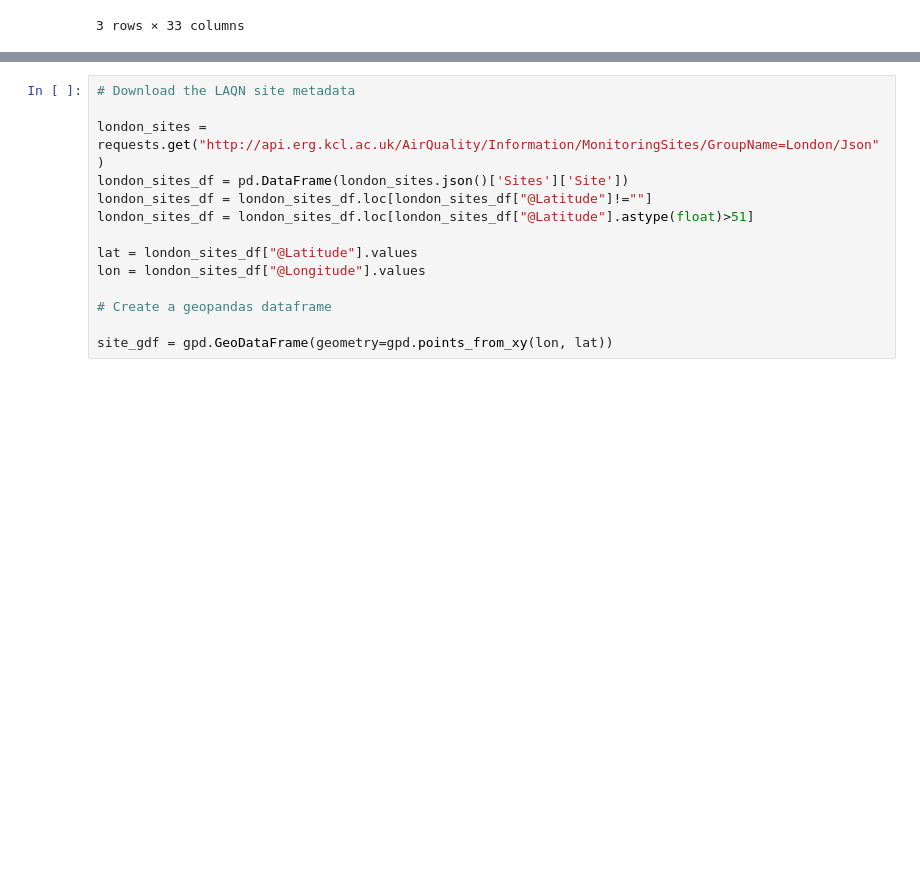
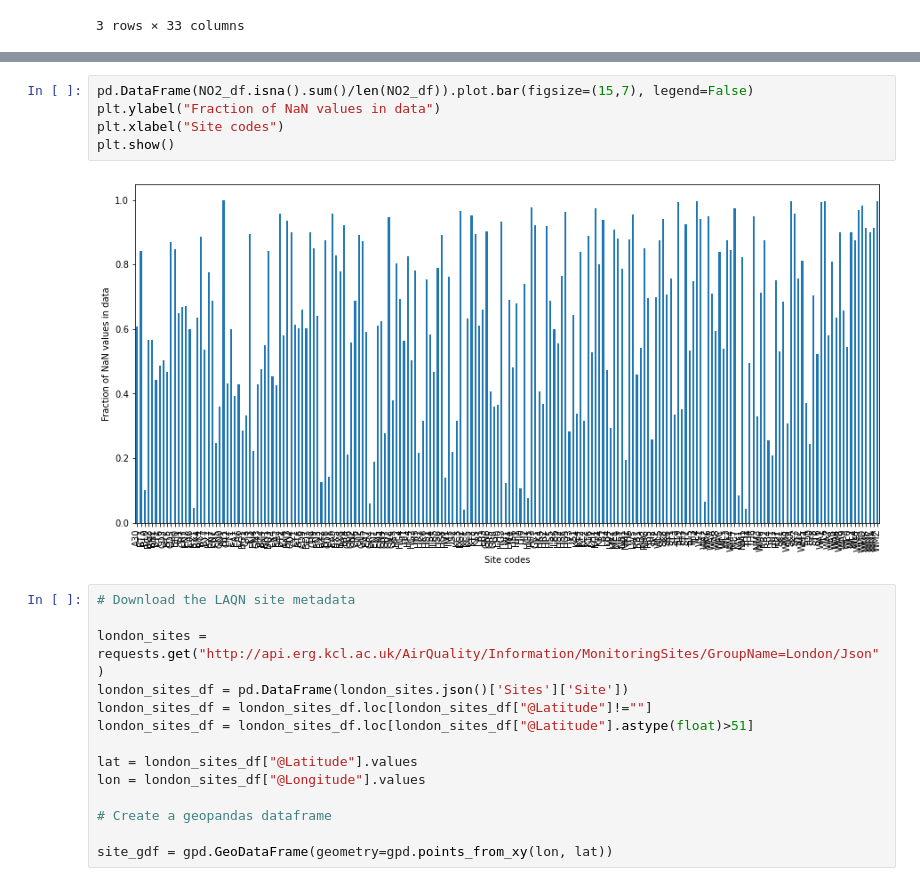
Before and after one commit to michellewl/AQmortality, a Jupyter notebook: mortality_model/borough_analysis.ipynb, the cells around one changed output, grey strips where cells are left out. Saved outputs shown, nothing was run; the diff lists cells and outputs as text; blank space fills up the shorter version.

```diff
--- a/mortality_model/borough_analysis.ipynb
+++ b/mortality_model/borough_analysis.ipynb
@@ -64,3 +52,10 @@ income_df.head(3)
+# %%
+pd.DataFrame(NO2_df.isna().sum()/len(NO2_df)).plot.bar(figsize=(15,7), legend=False)
+plt.ylabel("Fraction of NaN values in data")
+plt.xlabel("Site codes")
+plt.show()
+# %% [output]
+[figure, added]
 # %%
 # Download the LAQN site metadata
 
```
Also changed, not shown: parts of 3 cells of this notebook, 1 other file.
